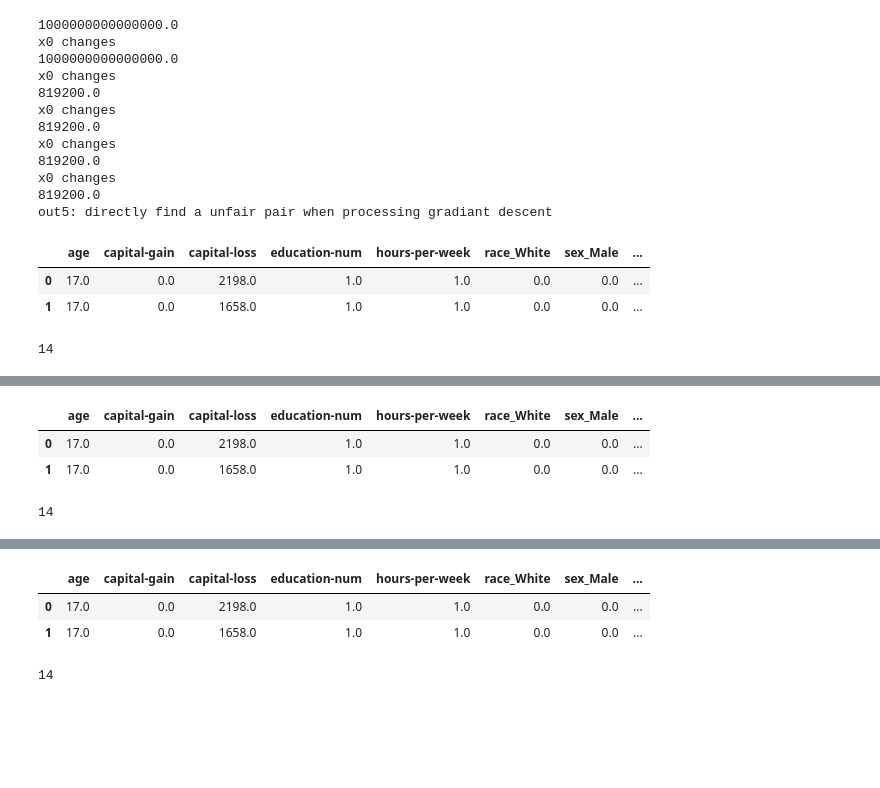
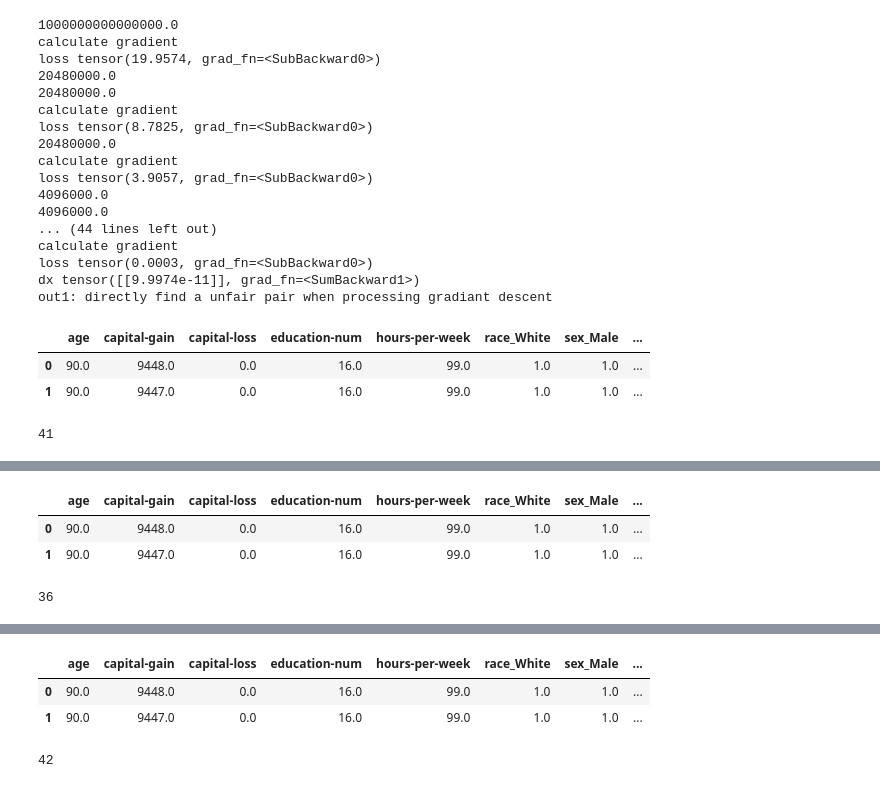
Before and after one commit to UnitDan/substantiating-for-fairness-auditing, a Jupyter notebook: seek.ipynb, the cells around one changed output, grey strips where cells are left out. Drawn from its saved outputs; the diff is of its cells as text; code cells hidden in the pictures; blank space fills up the shorter version.

```diff
--- a/seek.ipynb
+++ b/seek.ipynb
@@ -93,7 +105,8 @@ tensor([[50000.]])
 #     print(distance_x_NSE(pair[0], pair[1]), 1 / distance_x_NSE(pair[0], pair[1]))
 # %%
 # epsilon越大，要求不公平样本对dx越小，越严格
-epsilon = 49999
+# epsilon = 1e10
+epsilon = 9e9
 unfair_metric = Unfair_metric(dx=distance_x_Causal, dy=distance_y, epsilon=epsilon)
 # %%
 L = get_L_matrix(all_X, all_pred, distance_x_Causal, distance_y)
@@ -127,9 +133,9 @@ def show_result(result):
     else:
         print('not found')
 # %%
-random.seed(422)
-torch.manual_seed(422)
+# random.seed(422)
+# torch.manual_seed(422)
 
-select_seeker = Random_select_seeker(model=model, unfair_metric=unfair_metric, data=all_X)
-for _ in range(3):
-    show_result(select_seeker.seek(dx_constraint=True, max_query=1e6))
+# select_seeker = Random_select_seeker(model=model, unfair_metric=unfair_metric, data=all_X)
+# for _ in range(5):
+#     show_result(select_seeker.seek(dx_constraint=True, max_query=1e6))
@@ -150,7 +142,7 @@ for _ in range(3):
 # %%
-random.seed(422)
-torch.manual_seed(422)
+# random.seed(422)
+# torch.manual_seed(422)
 
-gen_seeker = Random_gen_seeker(model=model, unfair_metric=unfair_metric, data_gen=adult_gen)
-for _ in range(3):
-    show_result(gen_seeker.seek(by_range=True, max_query=len(all_X)))
+# gen_seeker = Random_gen_seeker(model=model, unfair_metric=unfair_metric, data_gen=adult_gen)
+# for _ in range(3):
+#     show_result(gen_seeker.seek(by_range=True, max_query=1e6))
@@ -159,6 +149,6 @@ KeyboardInterrupt:
 # %%
-random.seed(422)
-torch.manual_seed(422)
+# random.seed(422)
+# torch.manual_seed(422)
 
-for _ in range(3):
-    show_result(gen_seeker.seek(by_range=False, max_query=len(all_X)))
+# for _ in range(3):
+#     show_result(gen_seeker.seek(by_range=False, max_query=1e6))
@@ -195,26 +172,31 @@ tensor([[1.7000e+01, 0.0000e+00, 0.0000e+00, 1.0000e+00, 1.0000e+00, 0.0000e+00,
 # %%
 random.seed(422)
 torch.manual_seed(422)
 
 white_seeker = White_seeker(model=model, unfair_metric=unfair_metric, data_gen=adult_gen)
 # show_result(white_seeker.seek())
-for _ in range(3):
-    show_result(white_seeker.seek(max_query=len(all_X)))
+for _ in range(5):
+    show_result(white_seeker.seek(max_query=1e6))
 # %% [output]
 1000000000000000.0
-x0 changes
-1000000000000000.0
-x0 changes
-819200.0
-x0 changes
-819200.0
-x0 changes
-819200.0
-x0 changes
-819200.0
-out5: directly find a unfair pair when processing gradiant descent
+calculate gradient
+loss tensor(19.9574, grad_fn=<SubBackward0>)
+20480000.0
+20480000.0
+calculate gradient
+loss tensor(8.7825, grad_fn=<SubBackward0>)
+20480000.0
+calculate gradient
+loss tensor(3.9057, grad_fn=<SubBackward0>)
+4096000.0
+4096000.0
+... (44 lines left out)
+calculate gradient
+loss tensor(0.0003, grad_fn=<SubBackward0>)
+dx tensor([[9.9974e-11]], grad_fn=<SumBackward1>)
+out1: directly find a unfair pair when processing gradiant descent
 |  | age | capital-gain | capital-loss | education-num | hours-per-week | race_White | sex_Male | ... |
-| 0 | 17.0 | 0.0 | 2198.0 | 1.0 | 1.0 | 0.0 | 0.0 | ... |
-| 1 | 17.0 | 0.0 | 1658.0 | 1.0 | 1.0 | 0.0 | 0.0 | ... |
+| 0 | 90.0 | 9448.0 | 0.0 | 16.0 | 99.0 | 1.0 | 1.0 | ... |
+| 1 | 90.0 | 9447.0 | 0.0 | 16.0 | 99.0 | 1.0 | 1.0 | ... |
-14
+41
 1000000000000000.0
@@ -232,5 +219,5 @@ out5: directly find a unfair pair when processing gradiant descent
 |  | age | capital-gain | capital-loss | education-num | hours-per-week | race_White | sex_Male | ... |
-| 0 | 17.0 | 0.0 | 2198.0 | 1.0 | 1.0 | 0.0 | 0.0 | ... |
-| 1 | 17.0 | 0.0 | 1658.0 | 1.0 | 1.0 | 0.0 | 0.0 | ... |
+| 0 | 90.0 | 9448.0 | 0.0 | 16.0 | 99.0 | 1.0 | 1.0 | ... |
+| 1 | 90.0 | 9447.0 | 0.0 | 16.0 | 99.0 | 1.0 | 1.0 | ... |
-14
+36
 1000000000000000.0
@@ -248,4 +240,4 @@ out5: directly find a unfair pair when processing gradiant descent
 |  | age | capital-gain | capital-loss | education-num | hours-per-week | race_White | sex_Male | ... |
-| 0 | 17.0 | 0.0 | 2198.0 | 1.0 | 1.0 | 0.0 | 0.0 | ... |
-| 1 | 17.0 | 0.0 | 1658.0 | 1.0 | 1.0 | 0.0 | 0.0 | ... |
+| 0 | 90.0 | 9448.0 | 0.0 | 16.0 | 99.0 | 1.0 | 1.0 | ... |
+| 1 | 90.0 | 9447.0 | 0.0 | 16.0 | 99.0 | 1.0 | 1.0 | ... |
-14
+42
```
Also changed, not shown: parts of 23 cells of this notebook, 10 other files.
